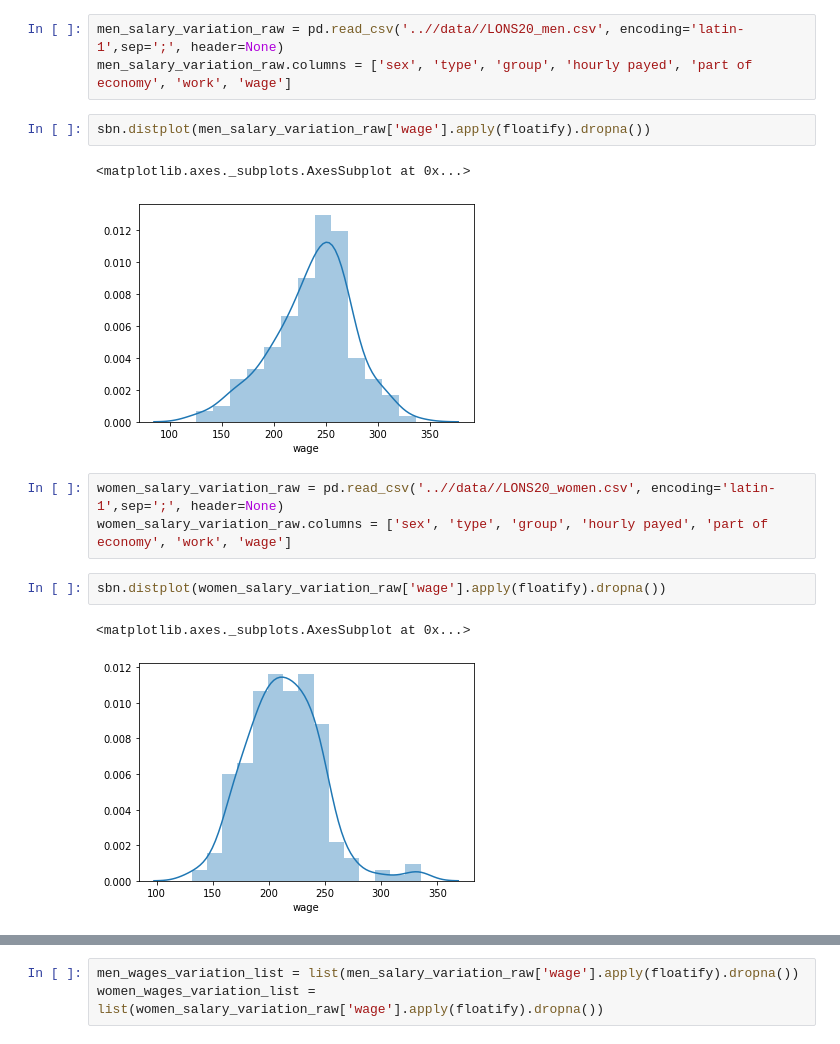
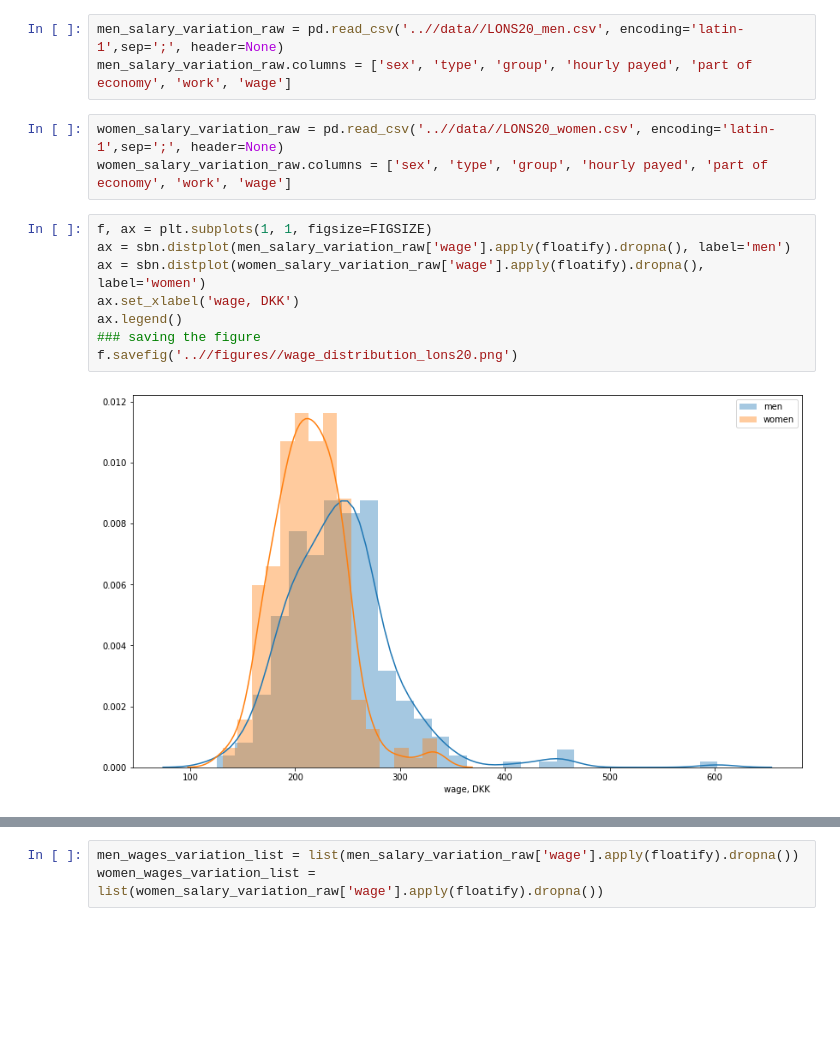
Before and after one commit to JakartaLaw/speciale, a Jupyter notebook: src/cleaning_salary_data.ipynb, the cells around one changed output, grey strips where cells are left out. Cells and saved outputs as stored; diff of their text form; blank space fills up the shorter version.

Commit message:
downloaded correct data for men in lons. created figures for distribution and correct tables

```diff
--- a/src/cleaning_salary_data.ipynb
+++ b/src/cleaning_salary_data.ipynb
@@ -186,16 +188,16 @@ db = LONS20
 # %%
 men_salary_variation_raw = pd.read_csv('..//data//LONS20_men.csv', encoding='latin-1',sep=';', header=None)
 men_salary_variation_raw.columns = ['sex', 'type', 'group', 'hourly payed', 'part of economy', 'work', 'wage']
-# %%
-sbn.distplot(men_salary_variation_raw['wage'].apply(floatify).dropna())
-# %% [output]
-<matplotlib.axes._subplots.AxesSubplot at 0x...>
-[figure, removed]
 # %%
 women_salary_variation_raw = pd.read_csv('..//data//LONS20_women.csv', encoding='latin-1',sep=';', header=None)
 women_salary_variation_raw.columns = ['sex', 'type', 'group', 'hourly payed', 'part of economy', 'work', 'wage']
-# %%
-sbn.distplot(women_salary_variation_raw['wage'].apply(floatify).dropna())
-# %% [output]
-<matplotlib.axes._subplots.AxesSubplot at 0x...>
-[figure, removed]
+# %%
+f, ax = plt.subplots(1, 1, figsize=FIGSIZE)
+ax = sbn.distplot(men_salary_variation_raw['wage'].apply(floatify).dropna(), label='men')
+ax = sbn.distplot(women_salary_variation_raw['wage'].apply(floatify).dropna(), label='women')
+ax.set_xlabel('wage, DKK')
+ax.legend()
+### saving the figure
+f.savefig('..//figures//wage_distribution_lons20.png')
+# %% [output]
+[figure, added]
```
Also changed, not shown: parts of 6 cells of this notebook, 5 other files.
